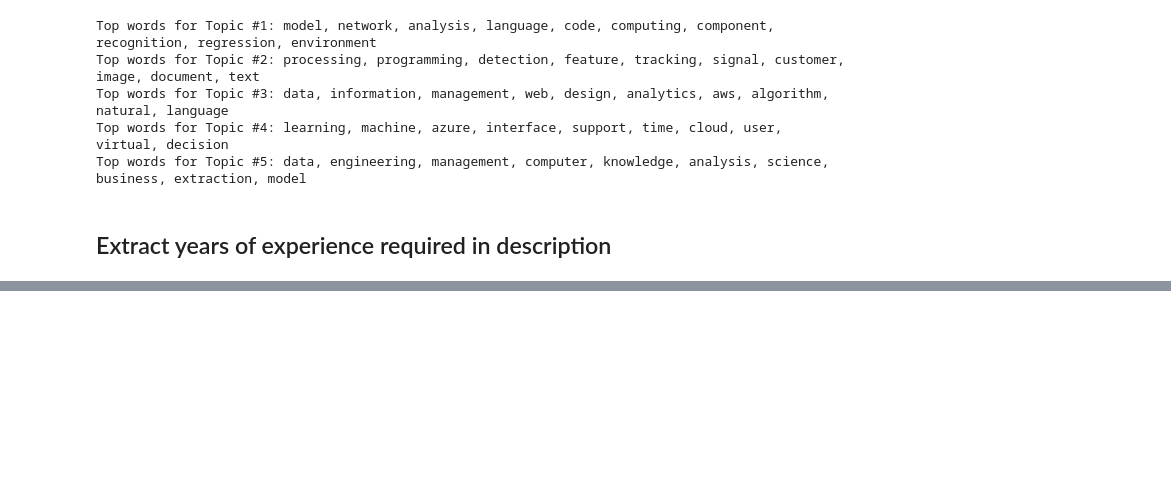
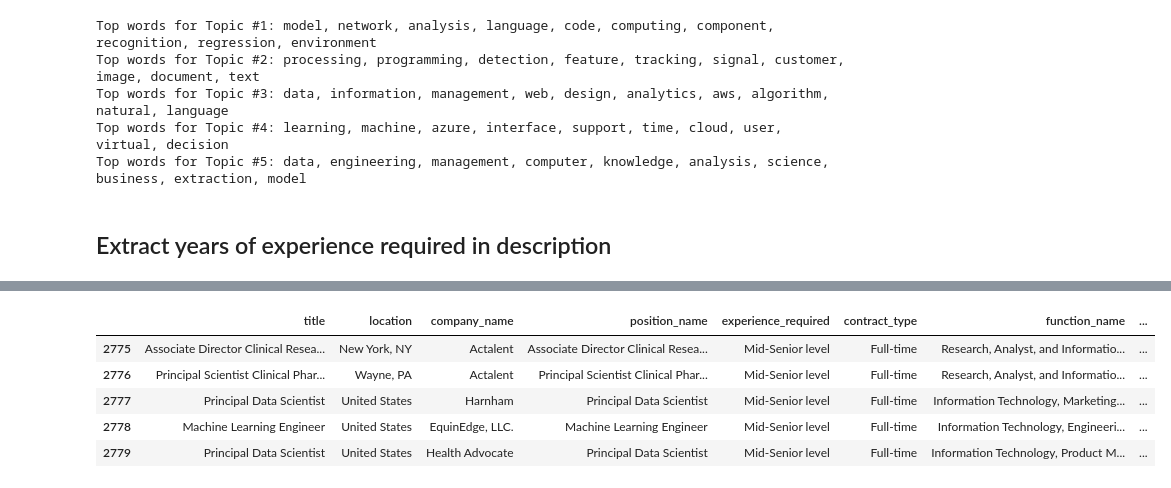
Before and after one commit to lucasvascrocha/LinkedIn-scrap, a Jupyter notebook: google_cloud/analysis.ipynb, the cells around one changed output, grey strips where cells are left out. Cells and saved outputs as stored; diff of their text form; code cells hidden in the pictures; blank space fills up the shorter version.

```diff
--- a/google_cloud/analysis.ipynb
+++ b/google_cloud/analysis.ipynb
@@ -694 +764,12 @@ pd.read_csv('ner_extracted.csv')
+# %%
+df_to_save_in_cloud = data.copy()
+# %%
+df_to_save_in_cloud.tail()
+# %% [output]
+|  | title | location | company_name | position_name | experience_required | contract_type | function_name | ... |
+| 2775 | Associate Director Clinical Resea... | New York, NY | Actalent | Associate Director Clinical Resea... | Mid-Senior level | Full-time | Research, Analyst, and Informatio... | ... |
+| 2776 | Principal Scientist Clinical Phar... | Wayne, PA | Actalent | Principal Scientist Clinical Phar... | Mid-Senior level | Full-time | Research, Analyst, and Informatio... | ... |
+| 2777 | Principal Data Scientist | United States | Harnham | Principal Data Scientist | Mid-Senior level | Full-time | Information Technology, Marketing... | ... |
+| 2778 | Machine Learning Engineer | United States | EquinEdge, LLC. | Machine Learning Engineer | Mid-Senior level | Full-time | Information Technology, Engineeri... | ... |
+| 2779 | Principal Data Scientist | United States | Health Advocate | Principal Data Scientist | Mid-Senior level | Full-time | Information Technology, Product M... | ... |
 # %%
```
Also changed, not shown: parts of 50 cells of this notebook.
